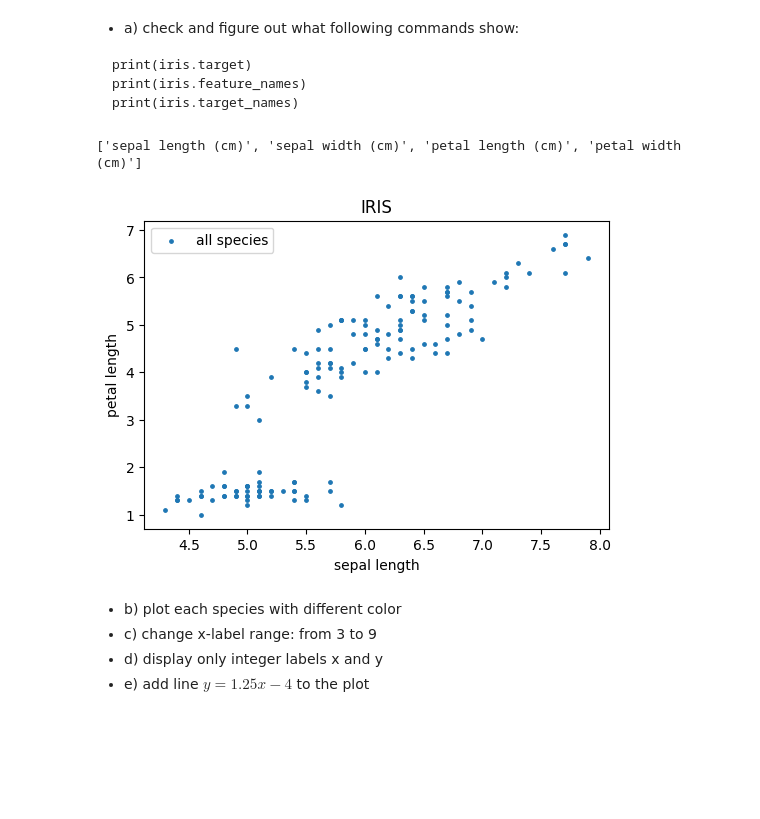
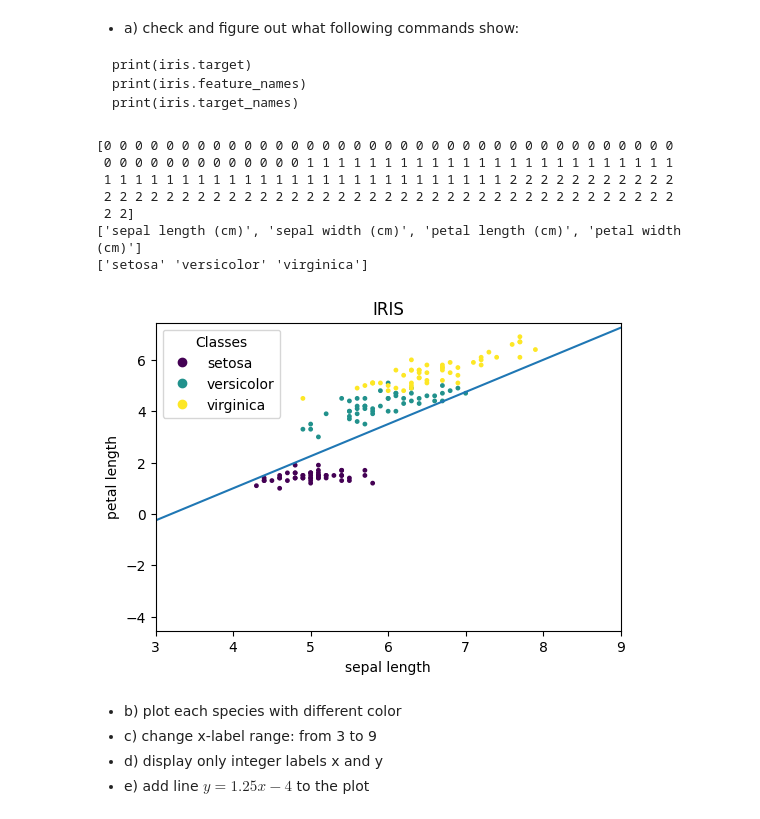
Before and after one commit to gmaad/MetodyKlasRed, a Jupyter notebook: List_nr_2.ipynb, the cells around one changed output. Saved outputs shown, nothing was run; the diff lists cells and outputs as text; code cells hidden in the pictures; blank space fills up the shorter version.

````diff
--- a/List_nr_2.ipynb
+++ b/List_nr_2.ipynb
@@ -26,23 +26,33 @@ print(iris.feature_names)
 print(iris.target_names)
 ```
 # %%
+print(iris.target)
 print(iris.feature_names)
+print(iris.target_names)
 # %% [output]
+[0 0 0 0 0 0 0 0 0 0 0 0 0 0 0 0 0 0 0 0 0 0 0 0 0 0 0 0 0 0 0 0 0 0 0 0 0
+ 0 0 0 0 0 0 0 0 0 0 0 0 0 1 1 1 1 1 1 1 1 1 1 1 1 1 1 1 1 1 1 1 1 1 1 1 1
+ 1 1 1 1 1 1 1 1 1 1 1 1 1 1 1 1 1 1 1 1 1 1 1 1 1 1 2 2 2 2 2 2 2 2 2 2 2
+ 2 2 2 2 2 2 2 2 2 2 2 2 2 2 2 2 2 2 2 2 2 2 2 2 2 2 2 2 2 2 2 2 2 2 2 2 2
+ 2 2]
 ['sepal length (cm)', 'sepal width (cm)', 'petal length (cm)', 'petal width (cm)']
+['setosa' 'versicolor' 'virginica']
 # %%
 sepal_length=iris.data[:,0]
 petal_length=iris.data[:,2]
 
 fig, ax = plt.subplots(figsize=(6, 4) )
 
-ax.scatter(sepal_length, petal_length,s=6, label="all species")
+scatter = ax.scatter(sepal_length, petal_length,s=6, c=iris.target)
 ax.set_title("IRIS")
 ax.set_xlabel("sepal length")
+ax.set_xlim([3,9])
 ax.set_ylabel("petal length")
-ax.legend()
+fig = ax.legend(scatter.legend_elements()[0], iris.target_names, title = "Classes")
+plt.axline((0,-4), slope = 1.25)
 plt.show()
 # %% [output]
-[figure, old version]
+[figure, new version]
 # %% [markdown]
 * b) plot each species with different color
 * c) change x-label range: from 3 to 9
````
